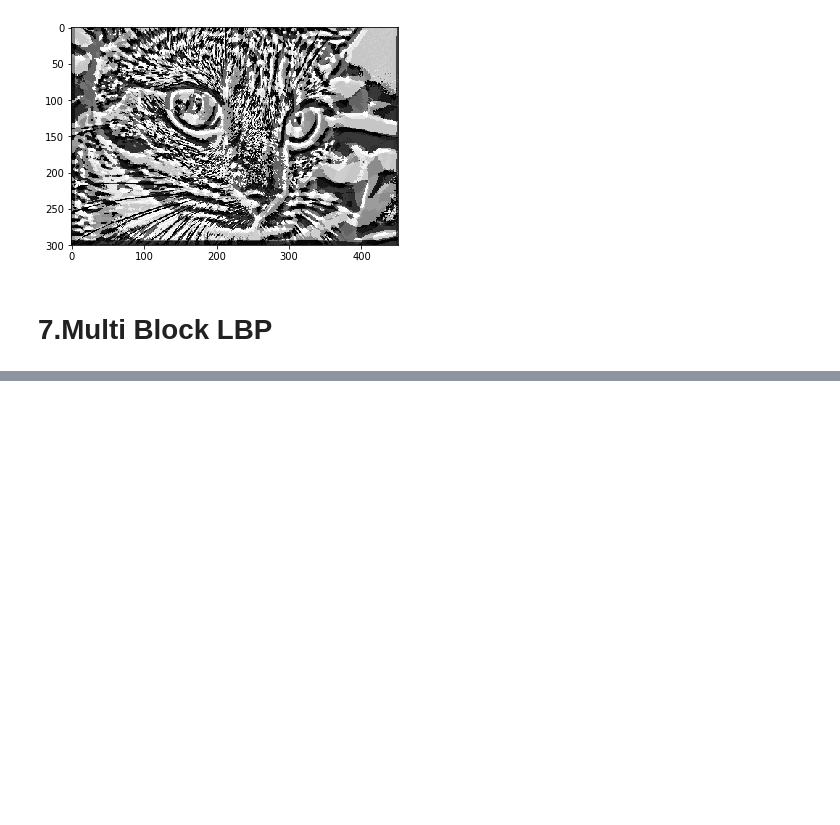
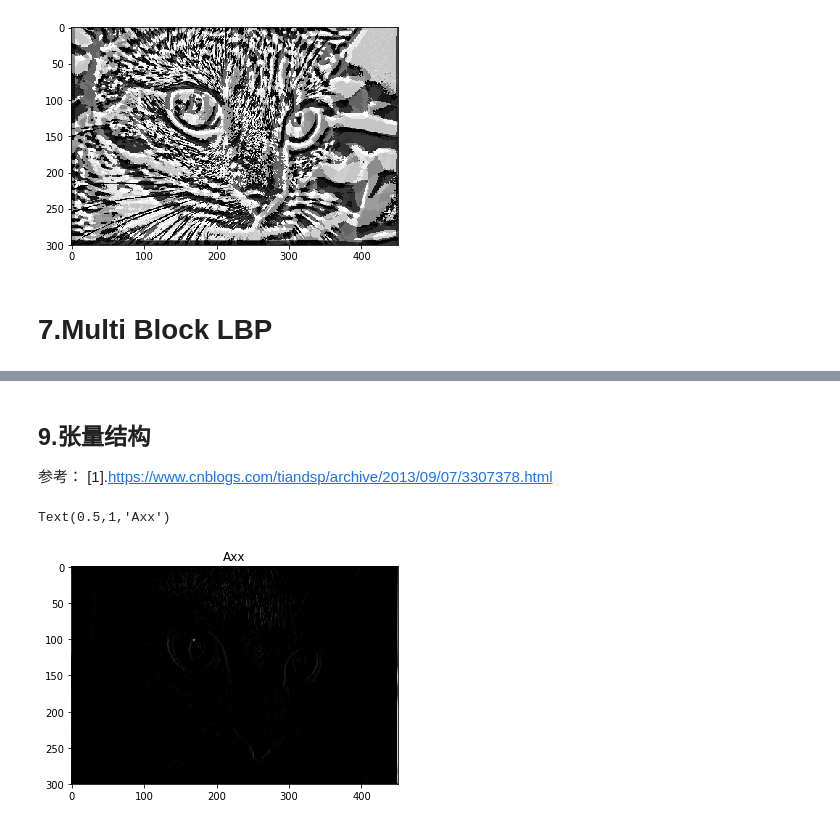
Before and after one commit to juxiangwu/image-processing, a Jupyter notebook: skimage-learning/1.4scikit-image API-Feature.ipynb, the cells around one changed output, grey strips where cells are left out. Cells and saved outputs as stored; diff of their text form; code cells hidden in the pictures; blank space fills up the shorter version.

```diff
--- a/skimage-learning/1.4scikit-image API-Feature.ipynb
+++ b/skimage-learning/1.4scikit-image API-Feature.ipynb
@@ -112,0 +130,13 @@ print(result)
+# %% [markdown]
+## 9.张量结构
+
+参考：
+[1].https://www.cnblogs.com/tiandsp/archive/2013/09/07/3307378.html
+# %%
+Axx, Axy, Ayy = feature.structure_tensor(img_gray, sigma=0.1)
+# %%
+plt.imshow(Axx,'gray')
+plt.title('Axx')
+# %% [output]
+Text(0.5,1,'Axx')
+[figure, added]
```
Also changed, not shown: parts of 45 cells of this notebook, 1 other file.
